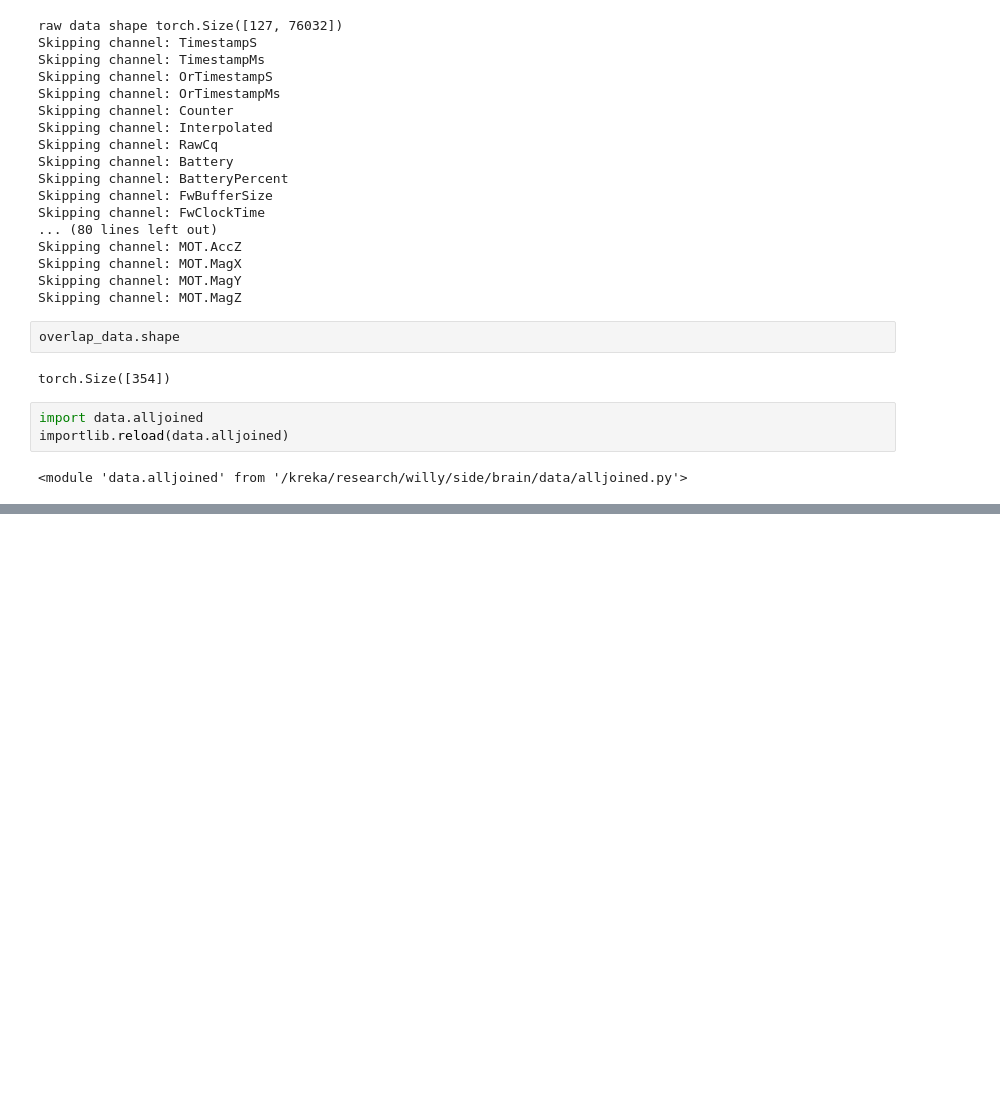
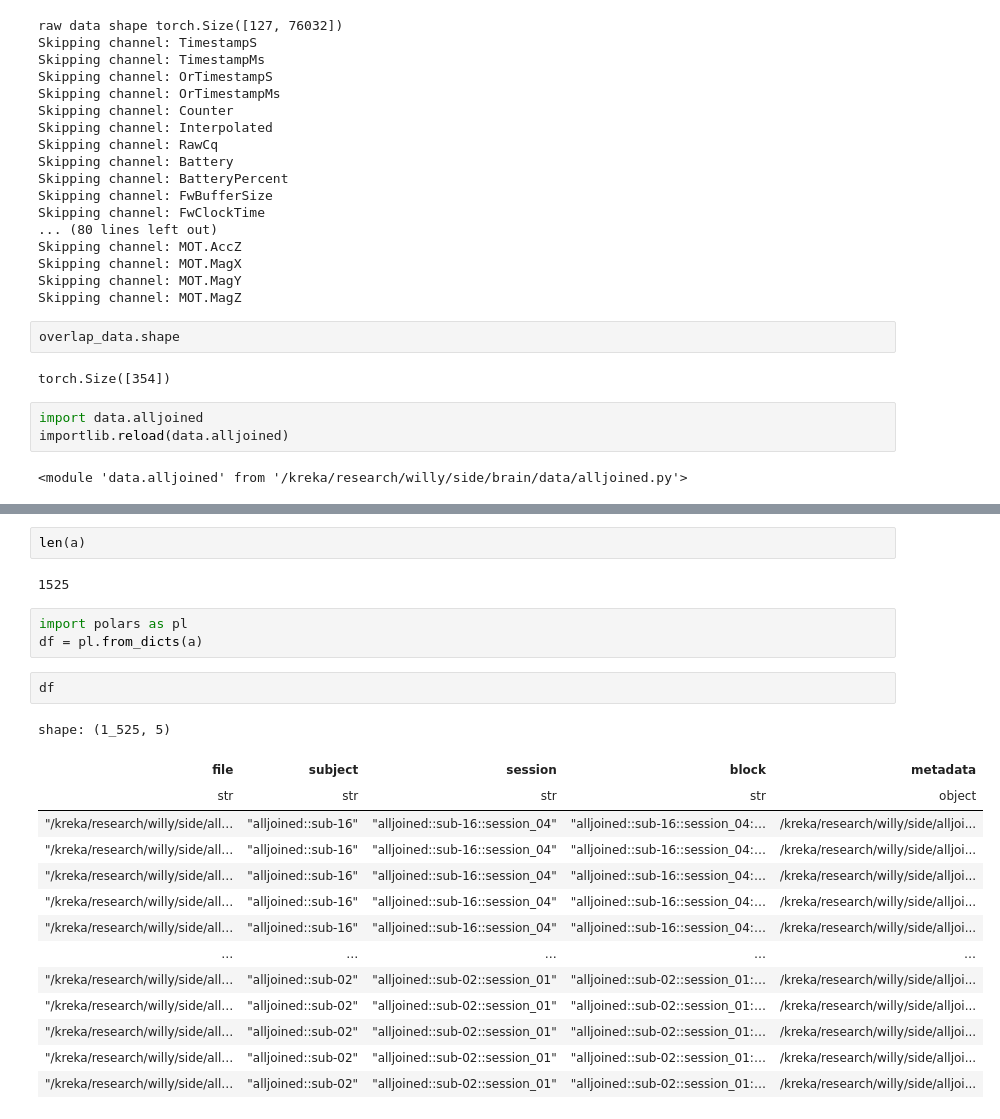
Before and after one commit to ironman5366/brain, a Jupyter notebook: notebooks/data_exploration.ipynb, the cells around one changed output, grey strips where cells are left out. Cells and saved outputs as stored; diff of their text form; blank space fills up the shorter version.

Commit message:
Alljoined data builder

```diff
--- a/notebooks/data_exploration.ipynb
+++ b/notebooks/data_exploration.ipynb
@@ -295,0 +322,24 @@ AssertionError: More than 1 metadata file in /kreka/research/willy/side/alljoine
+# %%
+len(a)
+# %% [output]
+1525
+# %%
+import polars as pl
+df = pl.from_dicts(a)
+# %%
+df
+# %% [output]
+shape: (1_525, 5)
+| file | subject | session | block | metadata |
+| str | str | str | str | object |
+| "/kreka/research/willy/side/all… | "alljoined::sub-16" | "alljoined::sub-16::session_04" | "alljoined::sub-16::session_04:… | /kreka/research/willy/side/alljoi... |
+| "/kreka/research/willy/side/all… | "alljoined::sub-16" | "alljoined::sub-16::session_04" | "alljoined::sub-16::session_04:… | /kreka/research/willy/side/alljoi... |
+| "/kreka/research/willy/side/all… | "alljoined::sub-16" | "alljoined::sub-16::session_04" | "alljoined::sub-16::session_04:… | /kreka/research/willy/side/alljoi... |
+| "/kreka/research/willy/side/all… | "alljoined::sub-16" | "alljoined::sub-16::session_04" | "alljoined::sub-16::session_04:… | /kreka/research/willy/side/alljoi... |
+| "/kreka/research/willy/side/all… | "alljoined::sub-16" | "alljoined::sub-16::session_04" | "alljoined::sub-16::session_04:… | /kreka/research/willy/side/alljoi... |
+| … | … | … | … | … |
+| "/kreka/research/willy/side/all… | "alljoined::sub-02" | "alljoined::sub-02::session_01" | "alljoined::sub-02::session_01:… | /kreka/research/willy/side/alljoi... |
+| "/kreka/research/willy/side/all… | "alljoined::sub-02" | "alljoined::sub-02::session_01" | "alljoined::sub-02::session_01:… | /kreka/research/willy/side/alljoi... |
+| "/kreka/research/willy/side/all… | "alljoined::sub-02" | "alljoined::sub-02::session_01" | "alljoined::sub-02::session_01:… | /kreka/research/willy/side/alljoi... |
+| "/kreka/research/willy/side/all… | "alljoined::sub-02" | "alljoined::sub-02::session_01" | "alljoined::sub-02::session_01:… | /kreka/research/willy/side/alljoi... |
+| "/kreka/research/willy/side/all… | "alljoined::sub-02" | "alljoined::sub-02::session_01" | "alljoined::sub-02::session_01:… | /kreka/research/willy/side/alljoi... |
```
Also changed, not shown: parts of 4 cells of this notebook, 8 other files.
